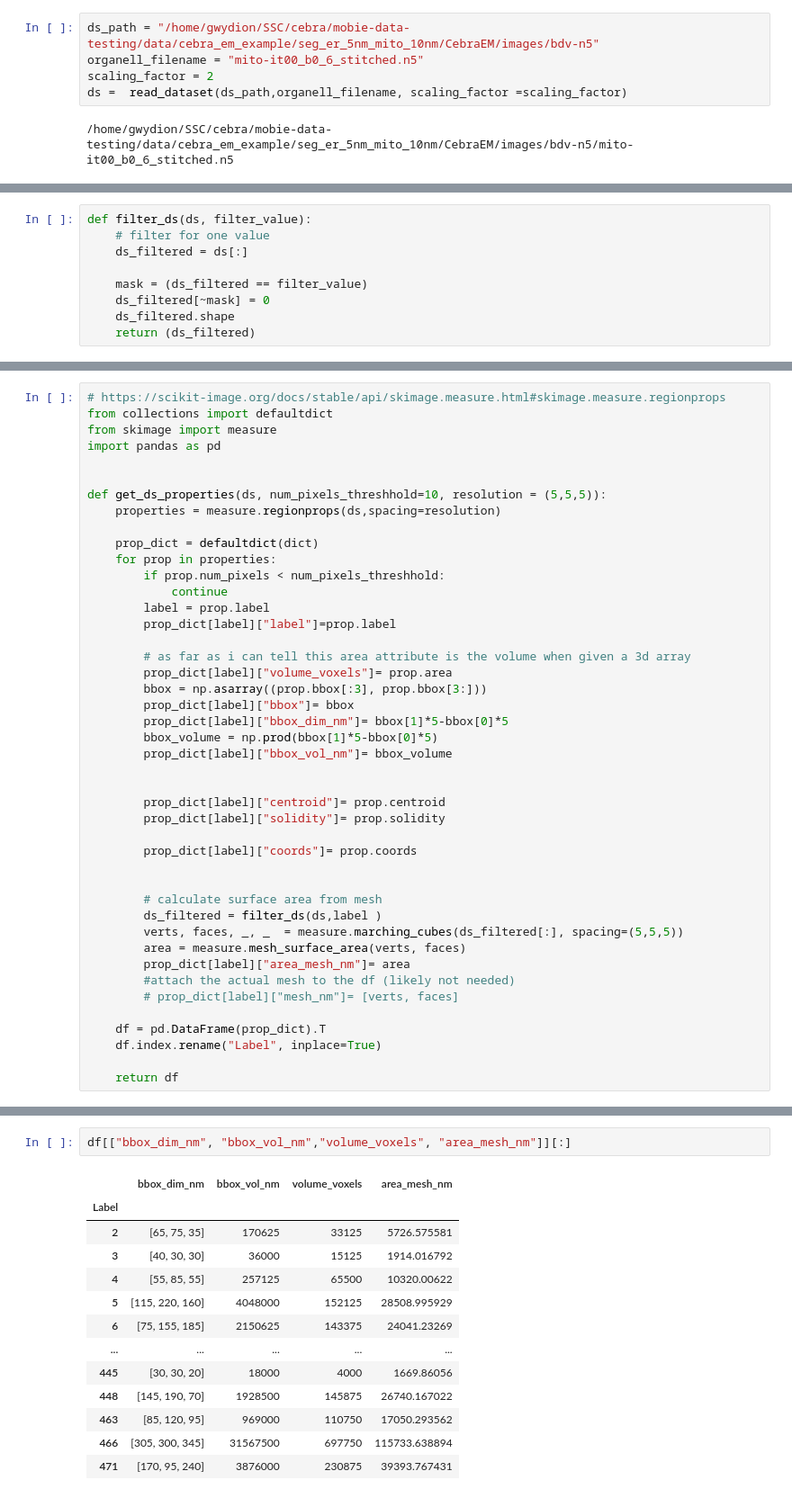
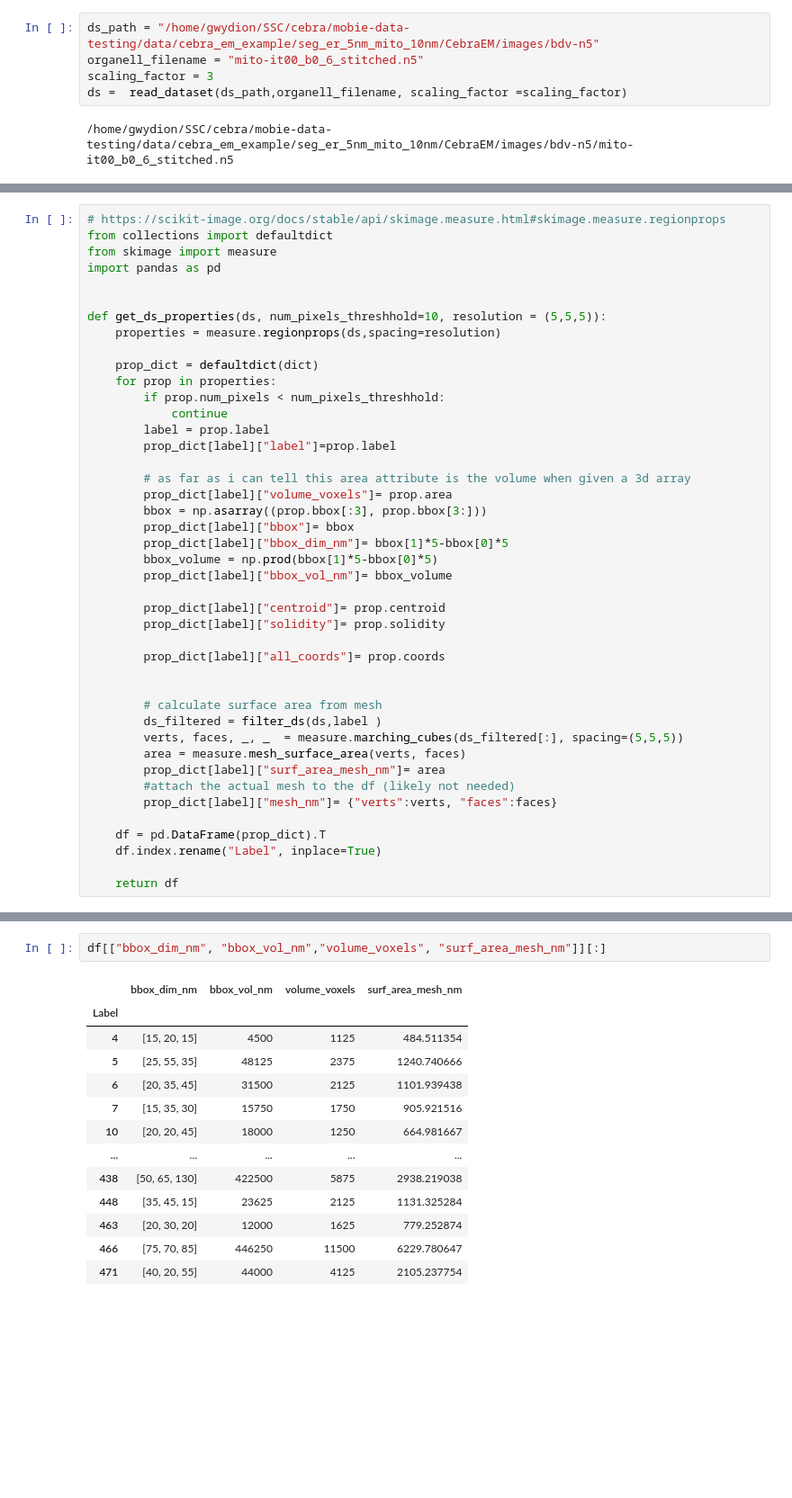
Before and after one commit to GwydionJon/mobie-test, a Jupyter notebook: read_file_test.ipynb, the cells around one changed output, grey strips where cells are left out. Shown at 90% size. Saved outputs shown, nothing was run; the diff lists cells and outputs as text; blank space fills up the shorter version.

```diff
--- a/read_file_test.ipynb
+++ b/read_file_test.ipynb
@@ -26,7 +26,7 @@ def read_dataset(ds_path,organell_filename, scaling_factor =3):
 # %%
 ds_path = "/home/gwydion/SSC/cebra/mobie-data-testing/data/cebra_em_example/seg_er_5nm_mito_10nm/CebraEM/images/bdv-n5"
 organell_filename = "mito-it00_b0_6_stitched.n5"
-scaling_factor = 2
+scaling_factor = 3
 ds =  read_dataset(ds_path,organell_filename, scaling_factor =scaling_factor)
 # %% [output]
 /home/gwydion/SSC/cebra/mobie-data-testing/data/cebra_em_example/seg_er_5nm_mito_10nm/CebraEM/images/bdv-n5/mito-it00_b0_6_stitched.n5
@@ -45,9 +32,0 @@ print(np.unique(ds))
-# %%
-def filter_ds(ds, filter_value):
-    # filter for one value
-    ds_filtered = ds[:]
-
-    mask = (ds_filtered == filter_value)
-    ds_filtered[~mask] = 0
-    ds_filtered.shape
-    return (ds_filtered)
@@ -76,20 +77,19 @@ def get_ds_properties(ds, num_pixels_threshhold=10, resolution = (5,5,5)):
         bbox_volume = np.prod(bbox[1]*5-bbox[0]*5)
         prop_dict[label]["bbox_vol_nm"]= bbox_volume
 
-
         prop_dict[label]["centroid"]= prop.centroid
         prop_dict[label]["solidity"]= prop.solidity
 
-        prop_dict[label]["coords"]= prop.coords
+        prop_dict[label]["all_coords"]= prop.coords
 
 
         # calculate surface area from mesh
         ds_filtered = filter_ds(ds,label )
         verts, faces, _, _  = measure.marching_cubes(ds_filtered[:], spacing=(5,5,5))
         area = measure.mesh_surface_area(verts, faces)
-        prop_dict[label]["area_mesh_nm"]= area
+        prop_dict[label]["surf_area_mesh_nm"]= area
         #attach the actual mesh to the df (likely not needed)
-        # prop_dict[label]["mesh_nm"]= [verts, faces]
+        prop_dict[label]["mesh_nm"]= {"verts":verts, "faces":faces}
 
     df = pd.DataFrame(prop_dict).T
     df.index.rename("Label", inplace=True)
@@ -105,16 +122,16 @@ Index(['label', 'volume_voxels', 'bbox', 'bbox_dim_nm', 'bbox_vol_nm',
 # %%
-df[["bbox_dim_nm", "bbox_vol_nm","volume_voxels", "area_mesh_nm"]][:]
+df[["bbox_dim_nm", "bbox_vol_nm","volume_voxels", "surf_area_mesh_nm"]][:]
 # %% [output]
-|  | bbox_dim_nm | bbox_vol_nm | volume_voxels | area_mesh_nm |
+|  | bbox_dim_nm | bbox_vol_nm | volume_voxels | surf_area_mesh_nm |
 | Label |  |  |  |  |
-| 2 | [65, 75, 35] | 170625 | 33125 | 5726.575581 |
-| 3 | [40, 30, 30] | 36000 | 15125 | 1914.016792 |
-| 4 | [55, 85, 55] | 257125 | 65500 | 10320.00622 |
-| 5 | [115, 220, 160] | 4048000 | 152125 | 28508.995929 |
-| 6 | [75, 155, 185] | 2150625 | 143375 | 24041.23269 |
+| 4 | [15, 20, 15] | 4500 | 1125 | 484.511354 |
+| 5 | [25, 55, 35] | 48125 | 2375 | 1240.740666 |
+| 6 | [20, 35, 45] | 31500 | 2125 | 1101.939438 |
+| 7 | [15, 35, 30] | 15750 | 1750 | 905.921516 |
+| 10 | [20, 20, 45] | 18000 | 1250 | 664.981667 |
 | ... | ... | ... | ... | ... |
-| 445 | [30, 30, 20] | 18000 | 4000 | 1669.86056 |
-| 448 | [145, 190, 70] | 1928500 | 145875 | 26740.167022 |
-| 463 | [85, 120, 95] | 969000 | 110750 | 17050.293562 |
-| 466 | [305, 300, 345] | 31567500 | 697750 | 115733.638894 |
-| 471 | [170, 95, 240] | 3876000 | 230875 | 39393.767431 |
+| 438 | [50, 65, 130] | 422500 | 5875 | 2938.219038 |
+| 448 | [35, 45, 15] | 23625 | 2125 | 1131.325284 |
+| 463 | [20, 30, 20] | 12000 | 1625 | 779.252874 |
+| 466 | [75, 70, 85] | 446250 | 11500 | 6229.780647 |
+| 471 | [40, 20, 55] | 44000 | 4125 | 2105.237754 |
```
Also changed, not shown: parts of 17 cells of this notebook, 10 other files.
